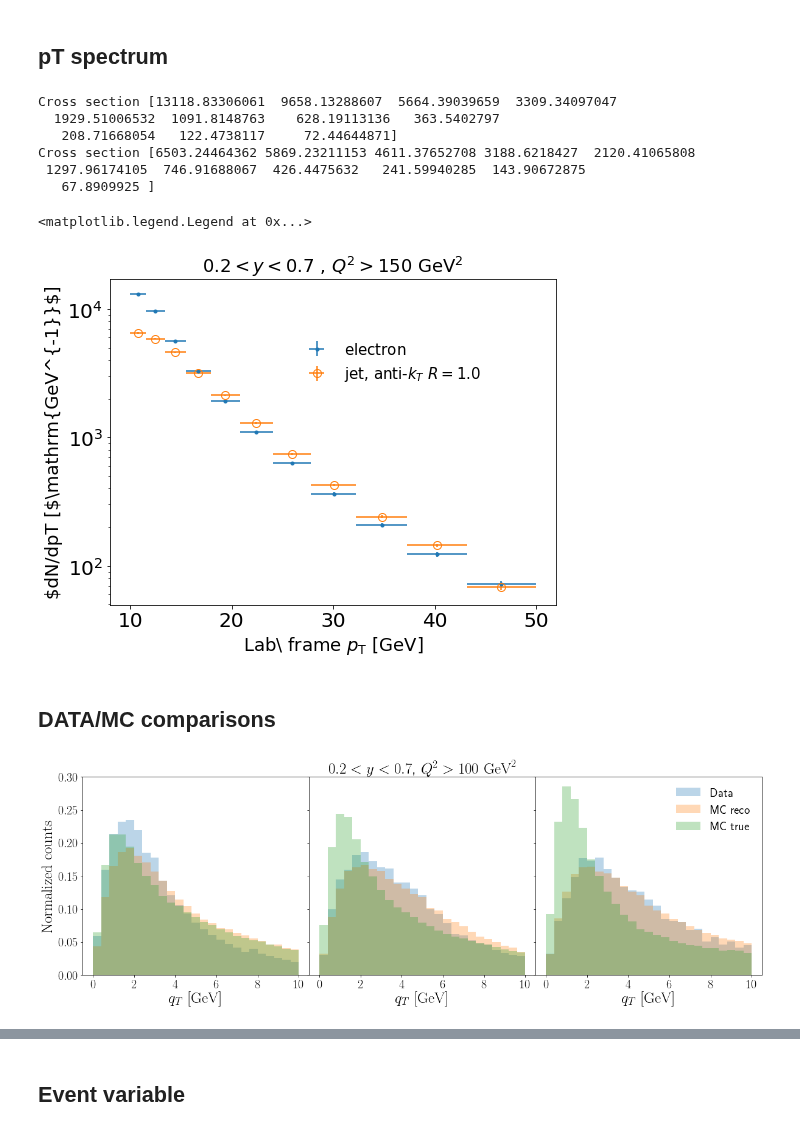
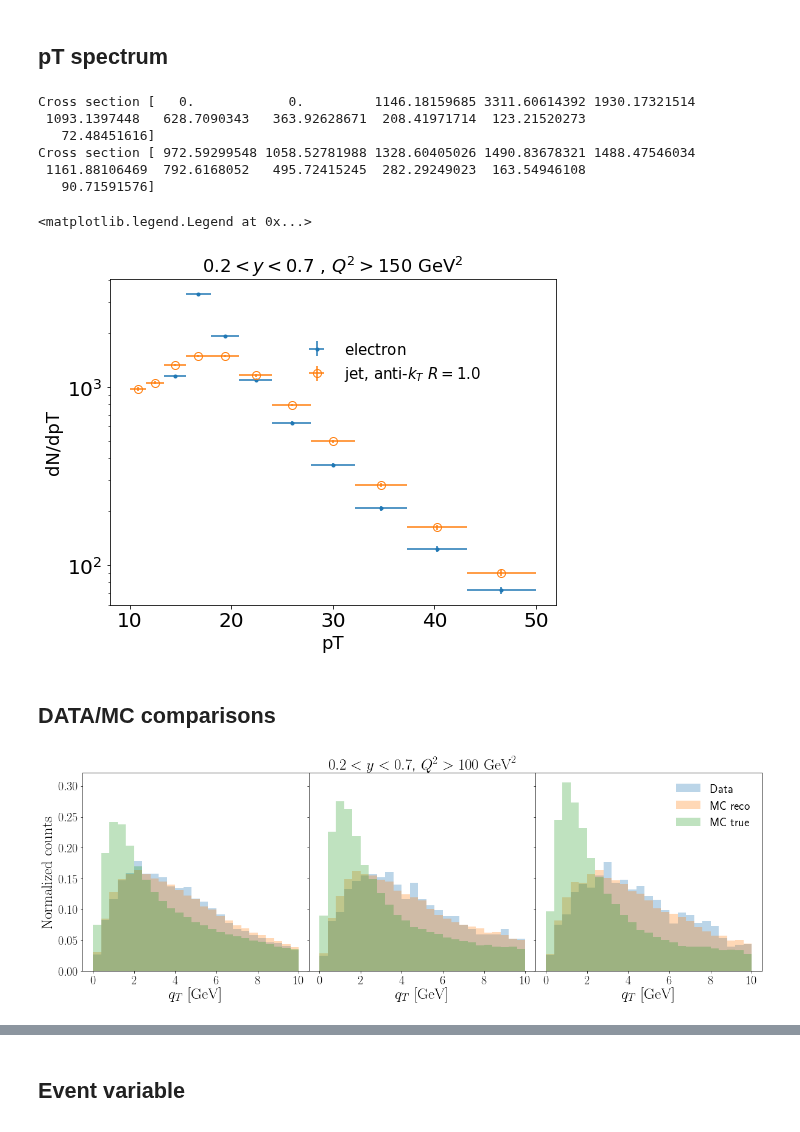
Before and after one commit to miguelignacio/disjets, a Jupyter notebook: disjets.ipynb, the cells around one changed output, grey strips where cells are left out. Saved outputs shown, nothing was run; the diff lists cells and outputs as text; code cells hidden in the pictures.

```diff
--- a/disjets.ipynb
+++ b/disjets.ipynb
@@ -117,7 +139,7 @@ def applyCuts(df):
     temp = applyCut(temp, 'abs(vertex_z)<25 and vertex_z!=0','abs(vertex_z)<25 and and vertex_z!=0')
     temp = applyCut(temp, '0.2 < y < 0.7', '0.2 < y < 0.7')
     temp = applyCut(temp, 'Q2>150', 'Q2>150')
-    temp = applyCut(temp, 'e_pt>10', 'e_pt >10')
+    temp = applyCut(temp, 'e_pt>15', 'e_pt >15')
     #temp = applyCut(temp, 'x > 0.05', 'x>0.05')
     temp.eval('logQ2= log(Q2)/2.3025850', inplace=True)
     temp.eval('logx= log(x)/2.3025850', inplace=True)
@@ -128,7 +150,7 @@ def applyCutsJets(df,isMC=False):
     temp = applyCut(temp, 'abs(vertex_z)<25 and vertex_z!=0','abs(vertex_z)<25 and and vertex_z!=0')
     temp = applyCut(temp, '0.2 < y < 0.7', '0.2 < y < 0.7')
     temp = applyCut(temp, 'Q2>150', 'Q2>150')
-    temp = applyCut(temp, 'e_pt>10', 'e_pt >10')
+    temp = applyCut(temp, 'e_pt>15', 'e_pt >15')
     temp = applyCut(temp, 'jet_pt>10', 'jet_pt>10')
     #temp = applyCut(temp, 'jet_qt<5', 'jet_qt<5')
 
@@ -176,0 +172,5 @@ e_pt >10 623251  fraction kept: 82.7
+# %%
+df = applyCuts(getData(['data_calibrated.root']))
+dfraw     = applyCuts(getData(['data_notcalibrated.root']))
+mc = applyCuts(getData(['djangoh.root'],isMC=True))
+altmc = applyCuts(getData(['rapgap.root'],isMC=True))
@@ -209,7 +208,6 @@ jet_pt>10 55963  fraction kept: 66.8
 # %%
-mc_jet = getJetData(['djangoh.root'],isMC=True)
-mc_jet = applyCutsJets(mc_jet, isMC=True)
-
-altmc_jet = getJetData(['rapgap.root'],isMC=True)
-altmc_jet = applyCutsJets(altmc_jet, isMC=True)
+df_jet      = applyCutsJets(getJetData(['data_calibrated.root']))
+dfraw_jet      = applyCutsJets(getJetData(['data_notcalibrated.root']))
+mc_jet = applyCutsJets(getJetData(['djangoh.root'],isMC=True))
+altmc_jet = applyCutsJets(getJetData(['rapgap.root'],isMC=True))
 # %% [output]
@@ -279,54 +271,42 @@ y = y/(xerr*2.0)
 yerr = yerr/(xerr*2.0)
 print 'Cross section', y
 
 plt.errorbar(x,y, yerr=yerr,  xerr = xerr, fmt='.',ls='none',label=r'$\mathrm{electron}$')
 
 
 y, x  = np.histogram(df_jet.query('jet_pt>5')['jet_pt'],bins=np.logspace(np.log10(minpt),np.log10(maxpt),nbins))
 xerr = (x[1:] - x[:-1])/2.0
 x = (x[1:]+x[:-1])/2
 
 yerr = np.sqrt(y)
 y = y/(xerr*2.0)
 yerr = yerr/(xerr*2.0)
 print 'Cross section', y
 plt.errorbar(x,y, yerr=yerr,xerr = xerr, fmt='o',ls='none',markersize=8,fillstyle='none',label='$\mathrm{jet}$, $\mathrm{anti}$-$k_{T}$ $R=1.0$')
 
 plt.yscale('log')
-ax1.set_xlabel(r'$\mathrm{Lab}$\ $\mathrm{frame}$ $p_{\mathrm{T}}$ $\mathrm{[GeV]}$' ,fontsize=18)
-ax1.set_ylabel(r'$dN/dpT [$\mathrm{GeV^{-1}}$]', fontsize=18)
+ax1.set_xlabel('pT' ,fontsize=18)
+ax1.set_ylabel('dN/dpT', fontsize=18)
 plt.title('$0.2 < y < 0.7$ , $Q^2 > 150\ \mathrm{GeV^2}$',   fontsize=18)
 plt.yticks(fontsize=18)
 plt.xticks(fontsize=18)
 plt.legend(loc='best',frameon=False,fontsize=18)#bbox_to_anchor=(0.40, 0.85
 
 ax1.tick_params('both',labelsize=20)
 
-###Mean x vs pT
-#ax2 = ax1.twinx()
-#ax2.tick_params(axis='y', labelcolor='red')
-#sns.regplot(df['e_pt'], df['x'], x_bins=np.logspace(np.log10(minpt),np.log10(maxpt),nbins),fit_reg=None,color='red')
-#ax2.set_ylabel('Mean $x$' ,color='red',fontsize=16)
-#plt.yticks(fontsize=18)
-#plt.xticks(fontsize=18)
-#ax2.set_ylim([0.0,1.0])
-#ax2.scale('log')
-
-
-
 plt.savefig('H1_CrossSection_NC.png', bbox_inches='tight')
 plt.savefig('H1_CrossSection_NC.pdf', bbox_inches='tight')
 
 plt.legend(loc='best',frameon=False,fontsize=15,bbox_to_anchor=(0.40, 0.85))
 # %% [output]
-Cross section [13118.83306061  9658.13288607  5664.39039659  3309.34097047
-  1929.51006532  1091.8148763    628.19113136   363.5402797
-   208.71668054   122.4738117     72.44644871]
-Cross section [6503.24464362 5869.23211153 4611.37652708 3188.6218427  2120.41065808
- 1297.96174105  746.91688067  426.4475632   241.59940285  143.90672875
-   67.8909925 ]
+Cross section [   0.            0.         1146.18159685 3311.60614392 1930.17321514
+ 1093.1397448   628.7090343   363.92628671  208.41971714  123.21520273
+   72.48451616]
+Cross section [ 972.59299548 1058.52781988 1328.60405026 1490.83678321 1488.47546034
+ 1161.88106469  792.6168052   495.72415245  282.29249023  163.54946108
+   90.71591576]
 <matplotlib.legend.Legend at 0x...>
-[figure, old version]
+[figure, new version]
 # %% [markdown]
 ## DATA/MC comparisons
 # %%
@@ -337,7 +317,7 @@ rc('text', usetex=True)
 fig, axs = plt.subplots(1, 3,sharey=True, figsize=(20,6), gridspec_kw={'wspace':0, 'hspace':0})
 
 
-for counter,edges in enumerate([(10,15), (15,20),(20,30)]):
+for counter,edges in enumerate([(15,20), (20,25),(25,30)]):
     #plot data
     df_cut = df_jet.query('e_pt > %2.2f and e_pt<%2.2f'%(edges[0],edges[1]))
     axs[counter].hist(df_cut['jet_qt'],bins=25,range=(0,10.0),normed=True,alpha=0.3,label='Data')
@@ -364,4 +344,4 @@ axs[1].set_title(r'$0.2<y<0.7$, $Q^{2}>100$ $\mathrm{GeV}^{2}$',fontsize=25)
 plt.savefig('NC_LeptonJetqt.png', bbox_inches='tight')
 plt.savefig('NC_LeptonJetqt.pdf', bbox_inches='tight')
 # %% [output]
-[figure, old version]
+[figure, new version]
```
Also changed, not shown: parts of 37 cells of this notebook, 1 other file.
